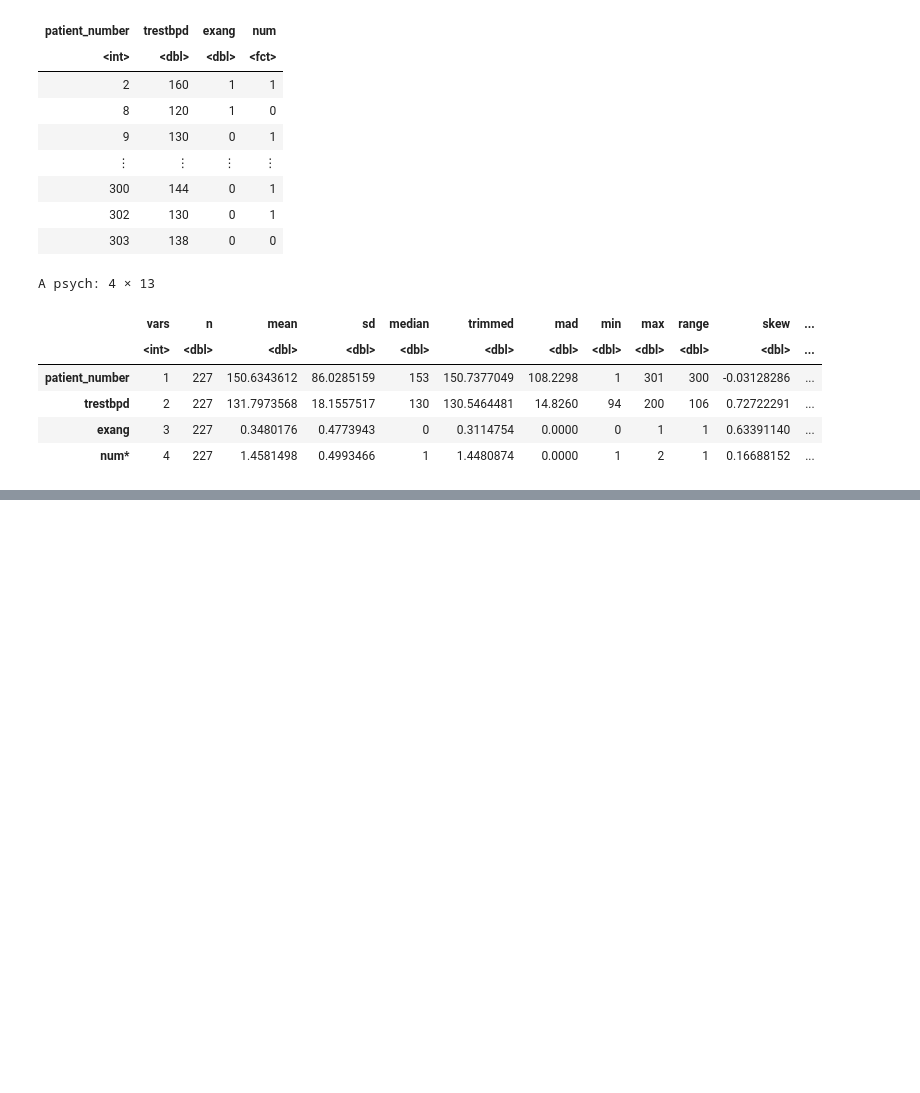
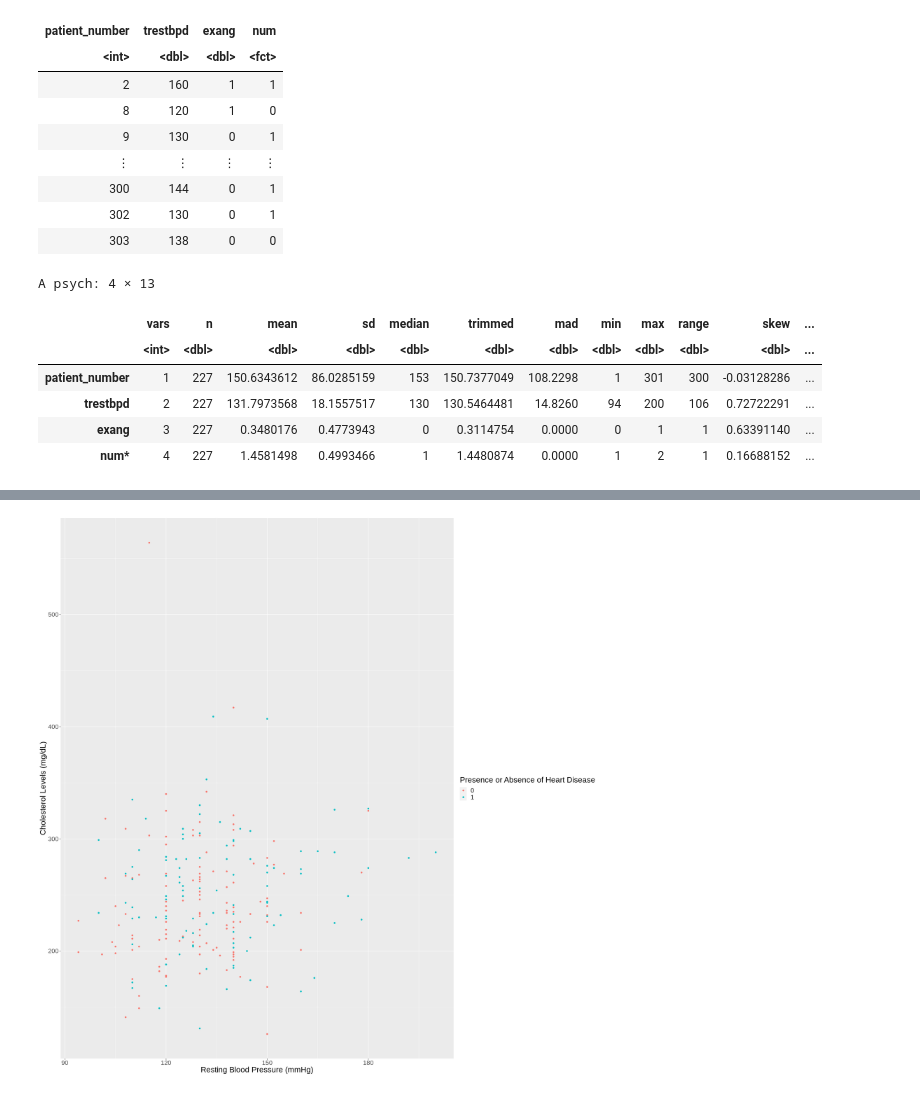
Before and after one commit to cchurch999/Data-Science-Group-Project-Books, a Jupyter notebook: Preliminary exploratory data analysis.ipynb, the cells around one changed output, grey strips where cells are left out. Saved outputs shown, nothing was run; the diff lists cells and outputs as text; code cells hidden in the pictures; blank space fills up the shorter version.

Commit message:
added codes for cholesterol
if we r going to use cholesterol and resting blood pressure, pls decide if we will be using histogram or scatterplot

```diff
--- a/Preliminary exploratory data analysis.ipynb
+++ b/Preliminary exploratory data analysis.ipynb
@@ -236,0 +243,6 @@ exang_hist
+# %%
+#everything after this part is for if we use cholesterol and resting blood pressure
+
+filtered_heart_disease_data1 <- heart_disease_data |>
+  select(1, 5, 6, 15)
+filtered_heart_disease_data1
@@ -236,0 +260,7 @@ exang_hist
+# %%
+changed_num1 <- filtered_heart_disease_data1 |>
+  mutate(num = ifelse(num >= 1, 1, 0))
+# remove all row with '?'
+changed_num_11 <- changed_num1 |>
+  filter_all(all_vars(. != "?"))
+changed_num_11
@@ -236,0 +278,5 @@ exang_hist
+# %%
+final_data_with_chol <- changed_num_11
+final_data_with_chol <- final_data_with_chol |>
+    mutate(num = as_factor(num))
+final_data_with_chol
@@ -236,0 +294,8 @@ exang_hist
+# %%
+set.seed(9999)
+
+heart_disease_split1 <- initial_split(final_data_with_chol, prop = 0.75, strata = num)
+heart_disease_train <- training(heart_disease_split1)
+heart_disease_test <- testing(heart_disease_split1)
+heart_disease_train
+heart_disease_test
@@ -236,0 +333,11 @@ exang_hist
+# %%
+#scatterplot visualising the relationship between cholesterol, resting blood pressure, and heart disease
+options(repr.plot.width = 20, repr.plot.height = 20)
+heart_disease_plot <- heart_disease_train |>
+    ggplot(aes(x = trestbpd, y = chol, color = num))+
+    geom_point() +
+    labs(x = "Resting Blood Pressure (mmHg)", y = "Cholesterol Levels (mg/dL)", colour = "Presence or Absence of Heart Disease")+
+    theme(text = element_text(size = 20))
+heart_disease_plot
+# %% [output]
+[figure, added]
```
Also changed, not shown: parts of 9 cells of this notebook.
